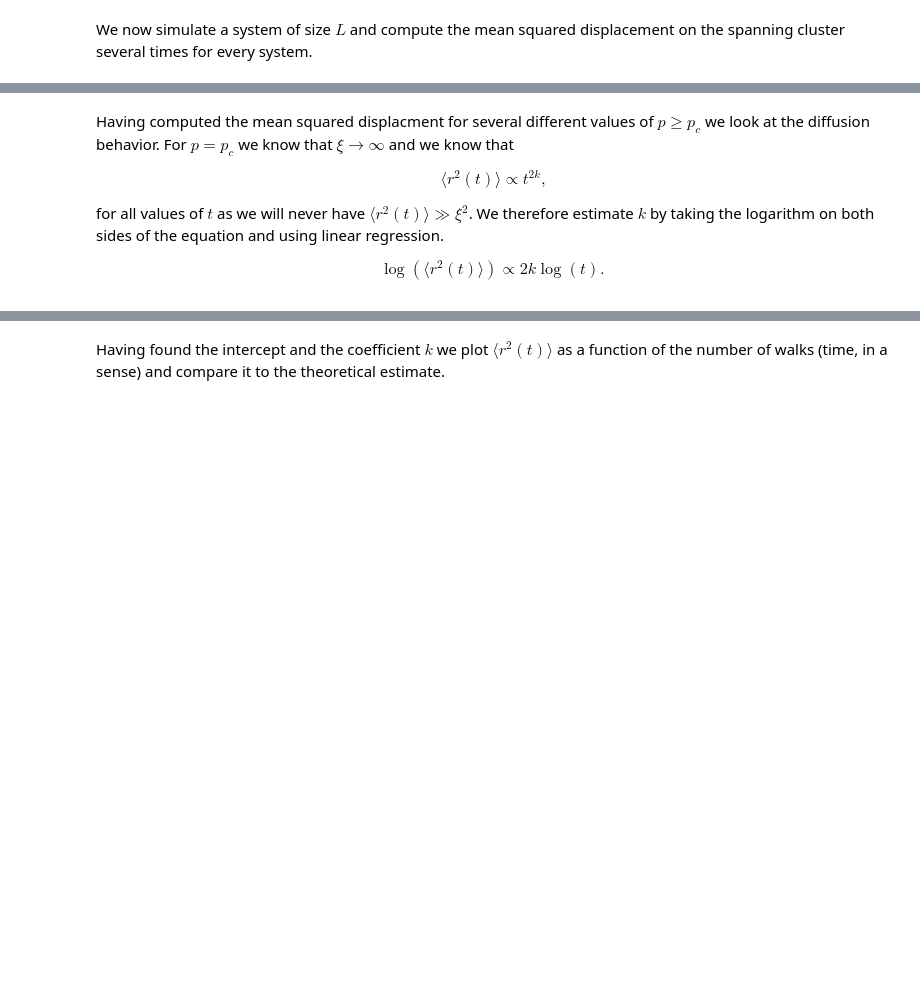
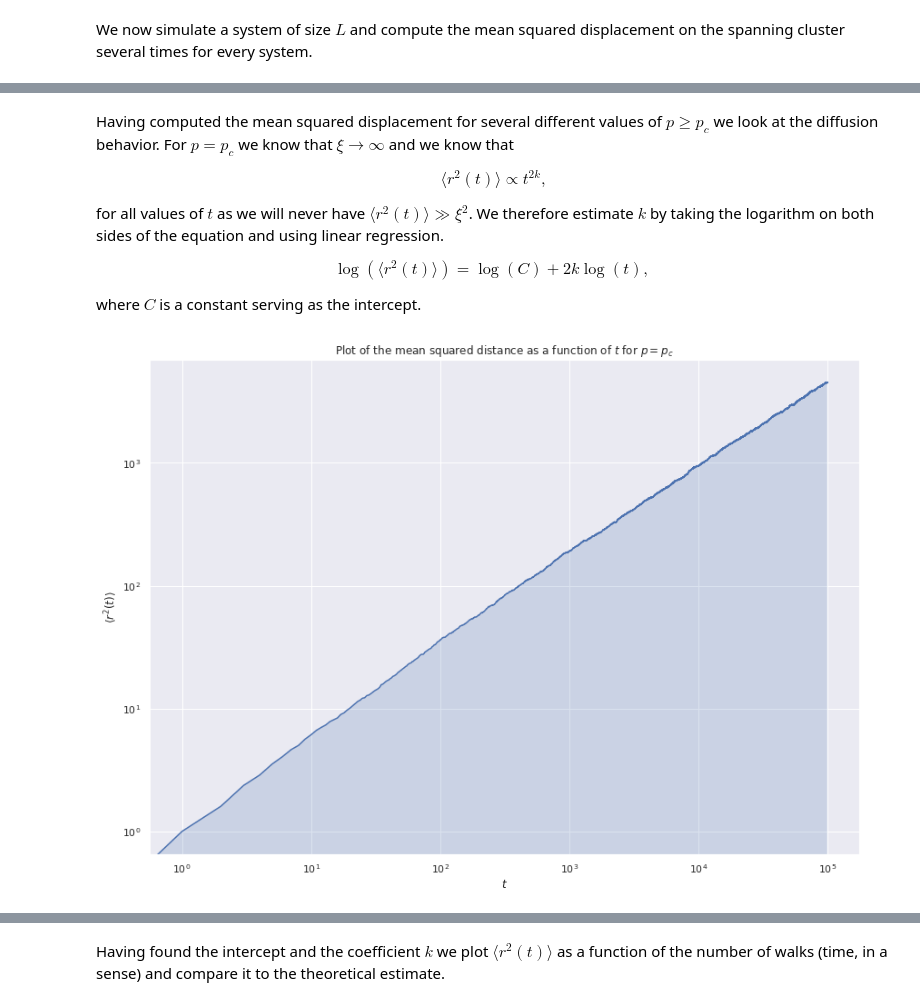
Before and after one commit to Schoyen/FYS4460, a Jupyter notebook: project-4/random-walks-on-the-spanning-cluster.ipynb, the cells around one changed output, grey strips where cells are left out. Cells and saved outputs as stored; diff of their text form; code cells hidden in the pictures; blank space fills up the shorter version.

```diff
--- a/project-4/random-walks-on-the-spanning-cluster.ipynb
+++ b/project-4/random-walks-on-the-spanning-cluster.ipynb
@@ -102,7 +144,7 @@ r_squared /= num_walkers
 # %% [output]
 [interactive output not drawn]
 # %% [markdown]
-Having computed the mean squared displacment for several different values of $p \geq p_c$ we look at the diffusion behavior.
+Having computed the mean squared displacement for several different values of $p \geq p_c$ we look at the diffusion behavior.
 For $p = p_c$ we know that $\xi \to \infty$ and we know that
 \begin{align}
     \langle r^2(t) \rangle \propto t^{2k},
@@ -111,5 +153,17 @@ for all values of $t$ as we will never have $\langle r^2(t) \rangle \gg \xi^2$.
 We therefore estimate $k$ by taking the logarithm on both sides of the equation and using linear regression.
 \begin{gather}
     \log\left( \langle r^2(t) \rangle \right)
-    \propto 2k \log(t).
+    = \log(C) + 2k \log(t),
 \end{gather}
+where $C$ is a constant serving as the intercept.
+# %%
+plt.figure(figsize=(14, 10))
+
+plt.loglog(num_walks_arr, r_squared[0])
+plt.fill_between(num_walks_arr, r_squared[0], alpha=0.2)
+plt.xlabel(r"$t$")
+plt.ylabel(r"$\langle r^2(t) \rangle$")
+plt.title(r"Plot of the mean squared distance as a function of $t$ for $p = p_c$")
+plt.show()
+# %% [output]
+[figure, added]
```
Also changed, not shown: parts of 17 cells of this notebook.
